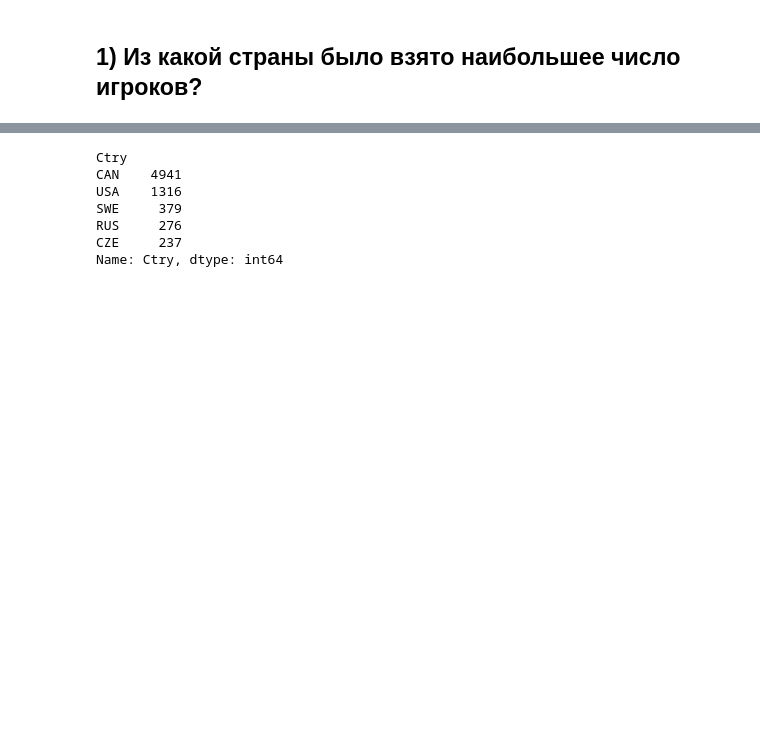
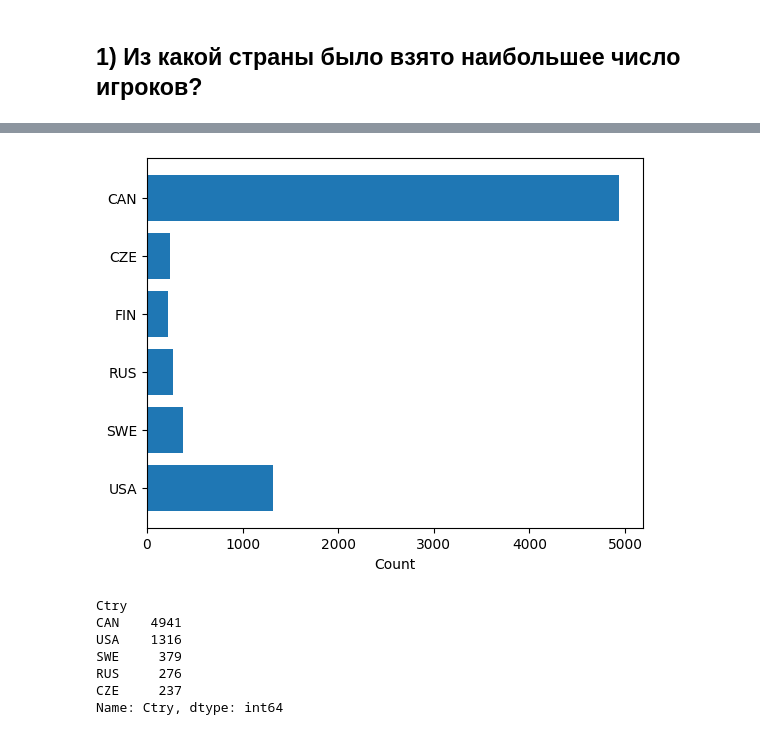
Before and after one commit to mgolovstik/cpm_project, a Jupyter notebook: test 2.ipynb, the cells around one changed output, grey strips where cells are left out. Cells and saved outputs as stored; diff of their text form; code cells hidden in the pictures; blank space fills up the shorter version.

```diff
--- a/test 2.ipynb
+++ b/test 2.ipynb
@@ -452,3 +472,13 @@ average_heights = groupbyYear(average_heights, 'Year', 0, 5)
+# %%
+player_ctry = player_info.groupby('Ctry')['Ctry'].count()
+fig, ax = plt.subplots()
+ax.barh(player_ctry[player_ctry > 100].index, player_ctry[player_ctry > 100], align='center')
+ax.set_yticks(player_ctry[player_ctry > 100].index, labels=player_ctry[player_ctry > 100].index)
+ax.invert_yaxis()  # labels read top-to-bottom
+ax.set_xlabel('Count')
+plt.show()
+# %% [output]
+[figure, added]
 # %%
 print(player_info.groupby('Ctry')['Ctry'].count().sort_values(ascending=False)[:5])
 # %% [output]
```
Also changed, not shown: parts of 6 cells of this notebook, 1 other file.
